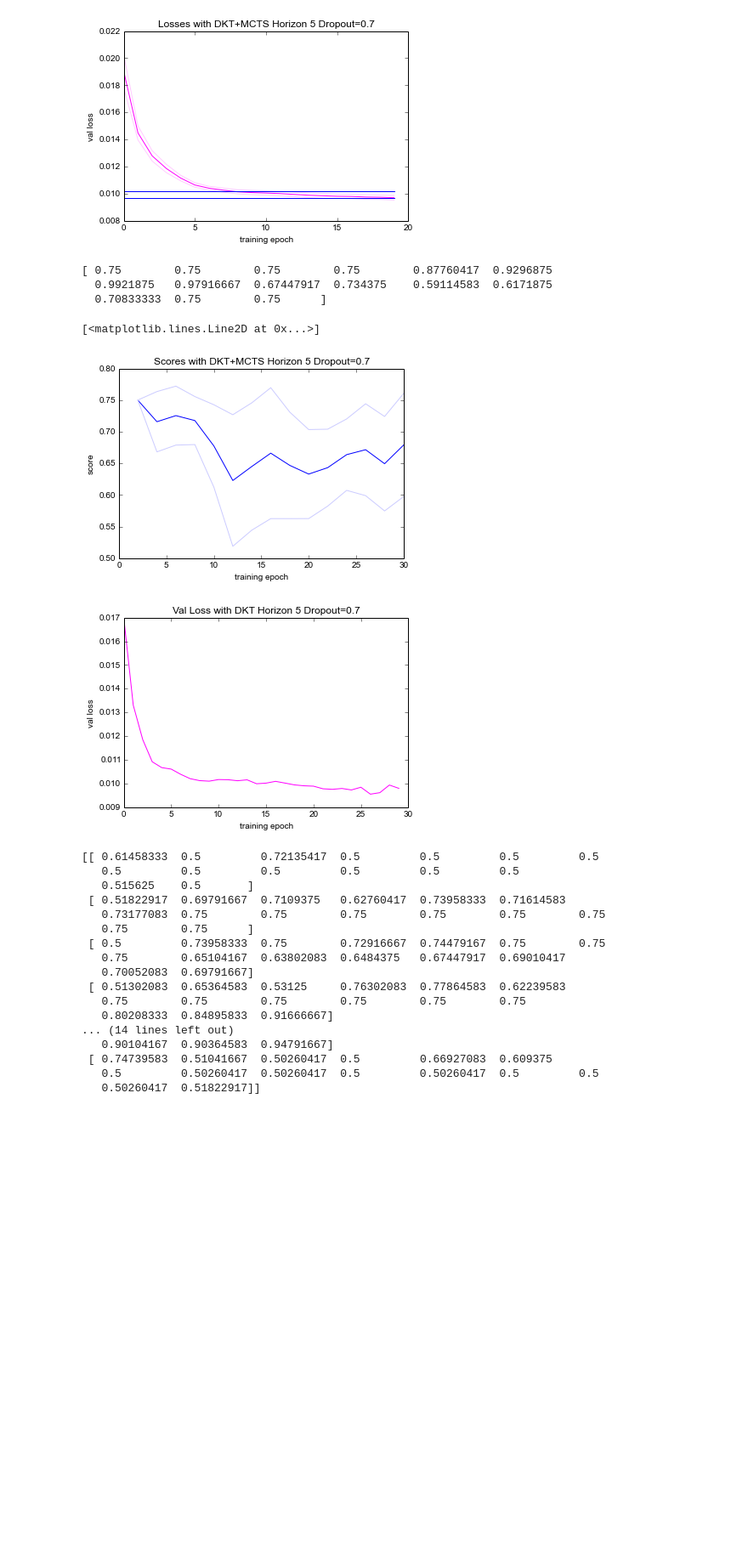
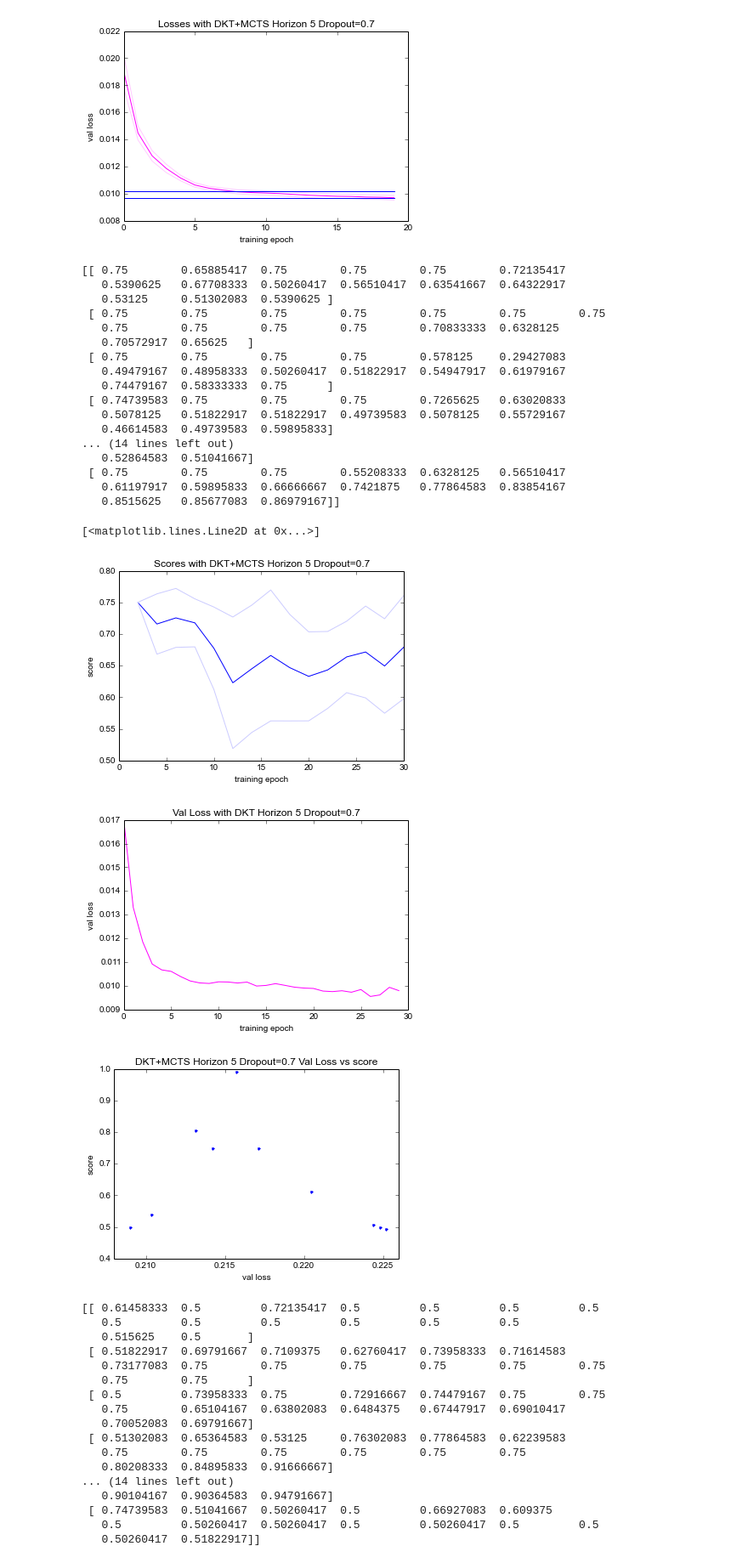
Before and after one commit to lisa-1010/smart-tutor, a Jupyter notebook: code/danielgraphing.ipynb, the cells around one changed output. Shown at 85% size. Drawn from its saved outputs; the diff is of its cells as text; code cells hidden in the pictures; blank space fills up the shorter version.

```diff
--- a/code/danielgraphing.ipynb
+++ b/code/danielgraphing.ipynb
@@ -765,44 +765,59 @@ plot(xs, np.repeat(0.0097+(0.019-0.0097)*0.05 ,xs.shape),color='blue')
 # %%
 figure()
 title('Scores with DKT+MCTS Horizon 5 Dropout=0.7')
 xlabel('training epoch')
 ylabel('score')
 
 data = np.load('experiments/earlystopping4.npz')
 
-print(data['scores'][5,:])
+print(data['scores'][:,:])
 
 xs = data['eps'][0,:]
 ys = np.mean(data['scores'], axis=0)
 err = np.std(data['scores'], axis=0)*1.96/np.sqrt(data['scores'].shape[0])
 
 plot(xs, ys, color='#0000ff')
 plot(xs, ys+err, color='#ccccff')
 plot(xs, ys-err, color='#ccccff')
 
 figure()
 title('Val Loss with DKT Horizon 5 Dropout=0.7')
 xlabel('training epoch')
 ylabel('val loss')
 
 ys = np.mean(data['vals'][5:6,:], axis=0)
 plot(range(ys.shape[0]), ys, color='#ff00ff')
 
-#figure()
-#title('Val Loss vs score')
-#xlabel('val loss')
-#ylabel('score')
+figure()
+title('DKT+MCTS Horizon 5 Dropout=0.7 Val Loss vs score')
+xlabel('val loss')
+ylabel('score')
 
-#xs = data['vals'][:,-3]
-#ys = data['scores'][:,-2]
-#plot(xs, ys, '.')
+xs = np.sum(data['vals'][:,:20], axis=1)
+ys = data['scores'][:,6]
+plot(xs, ys, '.')
 # %% [output]
-[ 0.75        0.75        0.75        0.75        0.87760417  0.9296875
-  0.9921875   0.97916667  0.67447917  0.734375    0.59114583  0.6171875
-  0.70833333  0.75        0.75      ]
+[[ 0.75        0.65885417  0.75        0.75        0.75        0.72135417
+   0.5390625   0.67708333  0.50260417  0.56510417  0.63541667  0.64322917
+   0.53125     0.51302083  0.5390625 ]
+ [ 0.75        0.75        0.75        0.75        0.75        0.75        0.75
+   0.75        0.75        0.75        0.75        0.70833333  0.6328125
+   0.70572917  0.65625   ]
+ [ 0.75        0.75        0.75        0.75        0.578125    0.29427083
+   0.49479167  0.48958333  0.50260417  0.51822917  0.54947917  0.61979167
+   0.74479167  0.58333333  0.75      ]
+ [ 0.74739583  0.75        0.75        0.75        0.7265625   0.63020833
+   0.5078125   0.51822917  0.51822917  0.49739583  0.5078125   0.55729167
+   0.46614583  0.49739583  0.59895833]
+... (14 lines left out)
+   0.52864583  0.51041667]
+ [ 0.75        0.75        0.75        0.55208333  0.6328125   0.56510417
+   0.61197917  0.59895833  0.66666667  0.7421875   0.77864583  0.83854167
+   0.8515625   0.85677083  0.86979167]]
 [<matplotlib.lines.Line2D at 0x...>]
 [figure]
 [figure]
+[figure, added]
 # %%
 figure()
 title('Scores with DKT+MCTS Horizon 5 Dropout=1.0')
```
Also changed, not shown: parts of 3 cells of this notebook, 3 other files.
